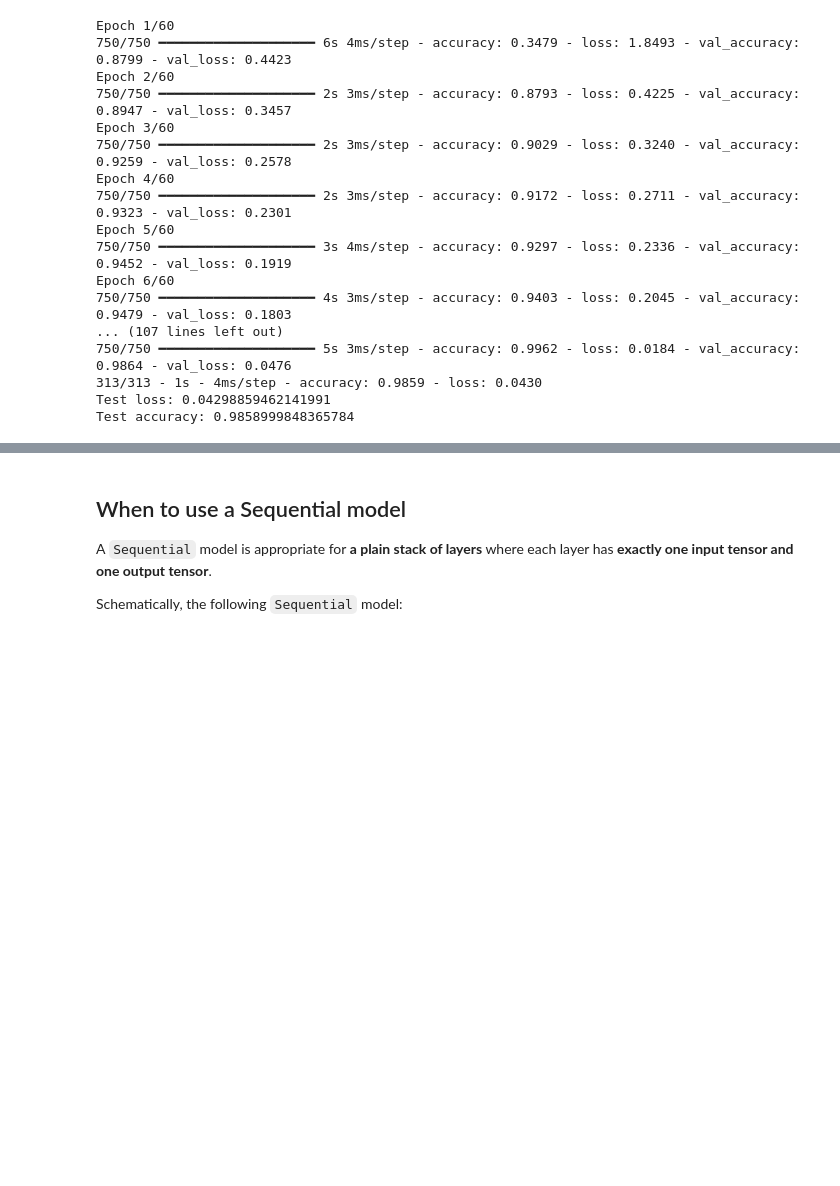
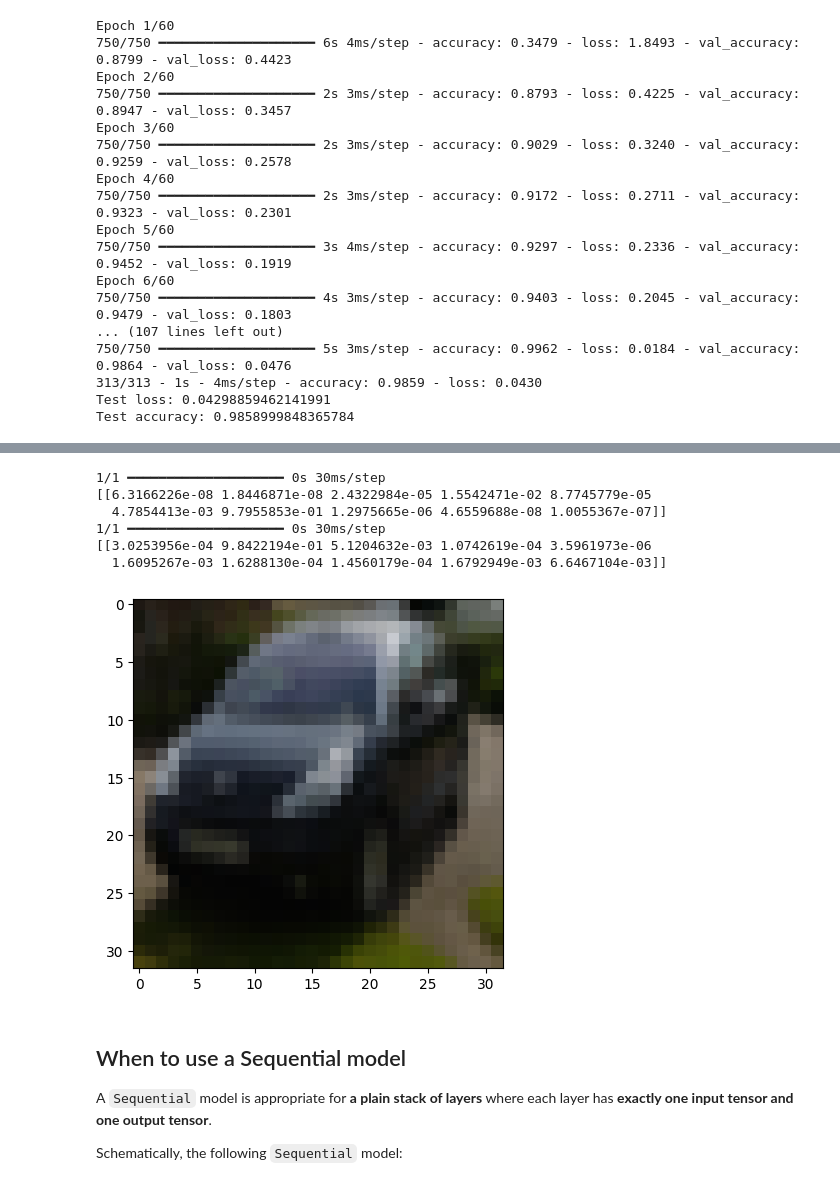
Before and after one commit to kartoone/cosc470, a Jupyter notebook: keras/sequential_model.ipynb, the cells around one changed output, grey strips where cells are left out. Cells and saved outputs as stored; diff of their text form; code cells hidden in the pictures; blank space fills up the shorter version.

```diff
--- a/keras/sequential_model.ipynb
+++ b/keras/sequential_model.ipynb
@@ -171,14 +174,15 @@ plt.imshow(x_test[0])
 # %%
 from keras import layers
-# build a cifar10 compatible convolutional model
+# build a cifar10/100 compatible convolutional model
 cifar_model = keras.Sequential(
     [
         keras.Input(shape=(32, 32, 3)),
+        layers.Conv2D(40, 5, strides=1, activation="sigmoid"),
         layers.Conv2D(20, 5, strides=1, activation="sigmoid"),
         layers.MaxPooling2D(2),
         layers.Flatten(),
         layers.Dense(100, activation='sigmoid'),
-        layers.Dense(10, activation="softmax"),
+        layers.Dense(100, activation="softmax"),
     ]
 )
 cifar_model.summary()
@@ -234,3 +241,27 @@ Test accuracy: 0.609499990940094
+# %%
+import PIL
+
+path='/content/thisisacatcropped.jpg'
+img = PIL.Image.open(path)
+img = img.resize((32, 32))
+img = np.array(img)
+img = img.astype("float32") / 255
+isthisacat = cifar_model.predict(np.expand_dims(img, axis=0))
+print(isthisacat)
+
+plt.imshow(img)
+
+plt.imshow(x_test[3838])
+isthisacar = cifar_model.predict(np.expand_dims(x_test[3838], axis=0))
+print(isthisacar)
+# %% [output]
+1/1 ━━━━━━━━━━━━━━━━━━━━ 0s 30ms/step
+[[6.3166226e-08 1.8446871e-08 2.4322984e-05 1.5542471e-02 8.7745779e-05
+  4.7854413e-03 9.7955853e-01 1.2975665e-06 4.6559688e-08 1.0055367e-07]]
+1/1 ━━━━━━━━━━━━━━━━━━━━ 0s 30ms/step
+[[3.0253956e-04 9.8422194e-01 5.1204632e-03 1.0742619e-04 3.5961973e-06
+  1.6095267e-03 1.6288130e-04 1.4560179e-04 1.6792949e-03 6.6467104e-03]]
+[figure, added]
 # %% [markdown]
 ## When to use a Sequential model
 
```
Also changed, not shown: parts of 3 cells of this notebook.
